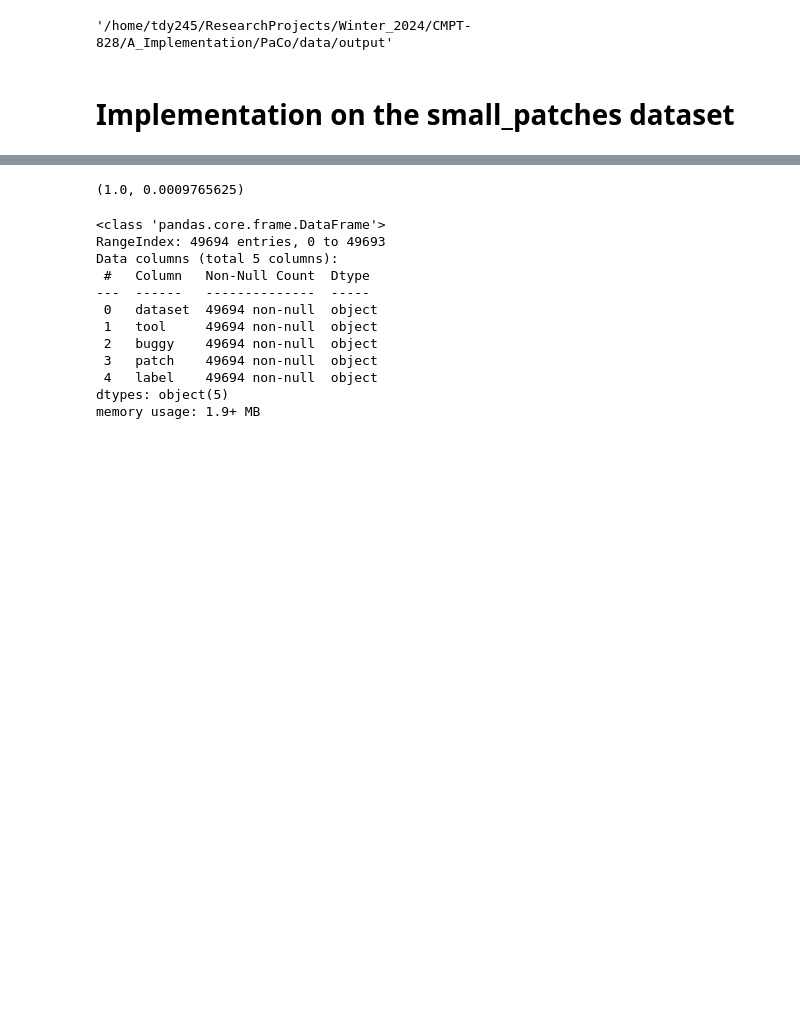
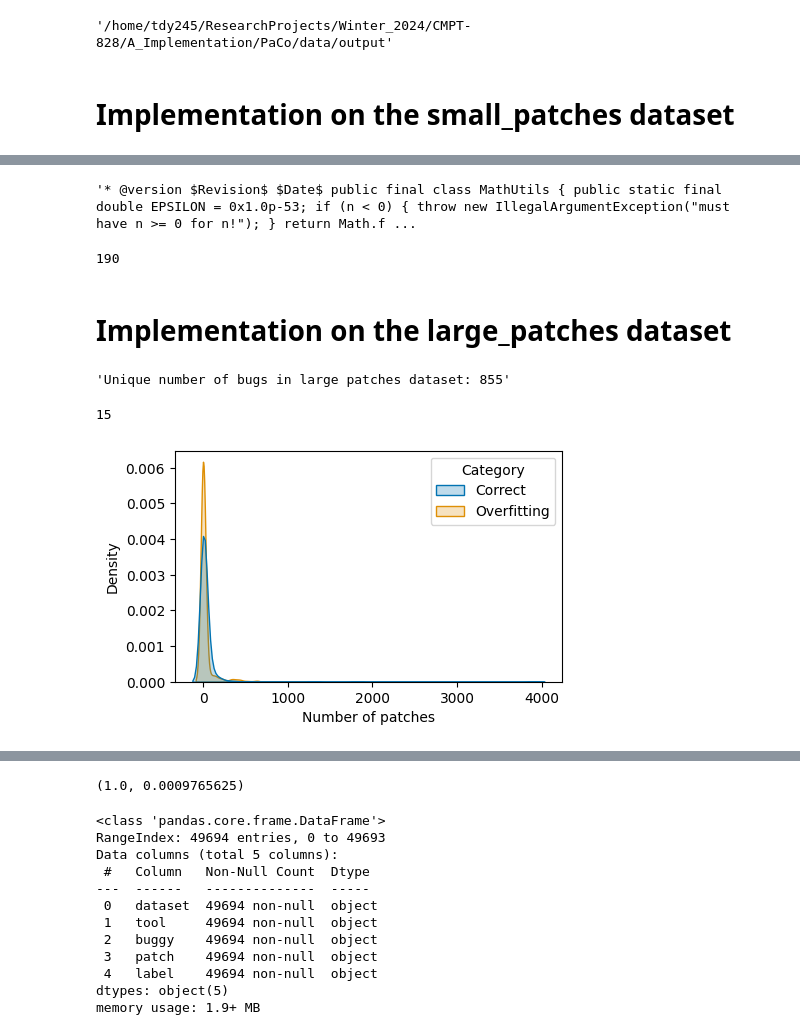
Before and after one commit to JoyKrishan/PACO, a Jupyter notebook: notebooks/data_preprocessing_visual.ipynb, the cells around one changed output, grey strips where cells are left out. Saved outputs shown, nothing was run; the diff lists cells and outputs as text; code cells hidden in the pictures; blank space fills up the shorter version.

```diff
--- a/notebooks/data_preprocessing_visual.ipynb
+++ b/notebooks/data_preprocessing_visual.ipynb
@@ -52,0 +109,4 @@ f"Total number of unique bugs: {tofI_dataset.shape[0]}"
+# %%
+small_patches_df.iloc[0]['buggy']
+# %% [output]
+'* @version $Revision$ $Date$ public final class MathUtils { public static final double EPSILON = 0x1.0p-53; if (n < 0) { throw new IllegalArgumentException("must have n >= 0 for n!"); } return Math.f ...
@@ -52,0 +118,20 @@ f"Total number of unique bugs: {tofI_dataset.shape[0]}"
+# %%
+len(overfitting_labels_to_remove)
+# %% [output]
+190
+# %% [markdown]
+# Implementation on the large_patches dataset
+# %%
+f"Unique number of bugs in large patches dataset: {len(large_patches_df['dataset'].unique())}"
+# %% [output]
+'Unique number of bugs in large patches dataset: 855'
+# %%
+df_contingency = pd.crosstab(large_patches_df["dataset"], large_patches_df["label"])
+# %%
+len(df_contingency.loc[(df_contingency["overfitting"] > 0) & (df_contingency["correct"] > 0)])
+# %% [output]
+15
+# %%
+plot_density_graph(df_contingency, len(df_contingency))
+# %% [output]
+[figure, added]
```
Also changed, not shown: parts of 22 cells of this notebook.
